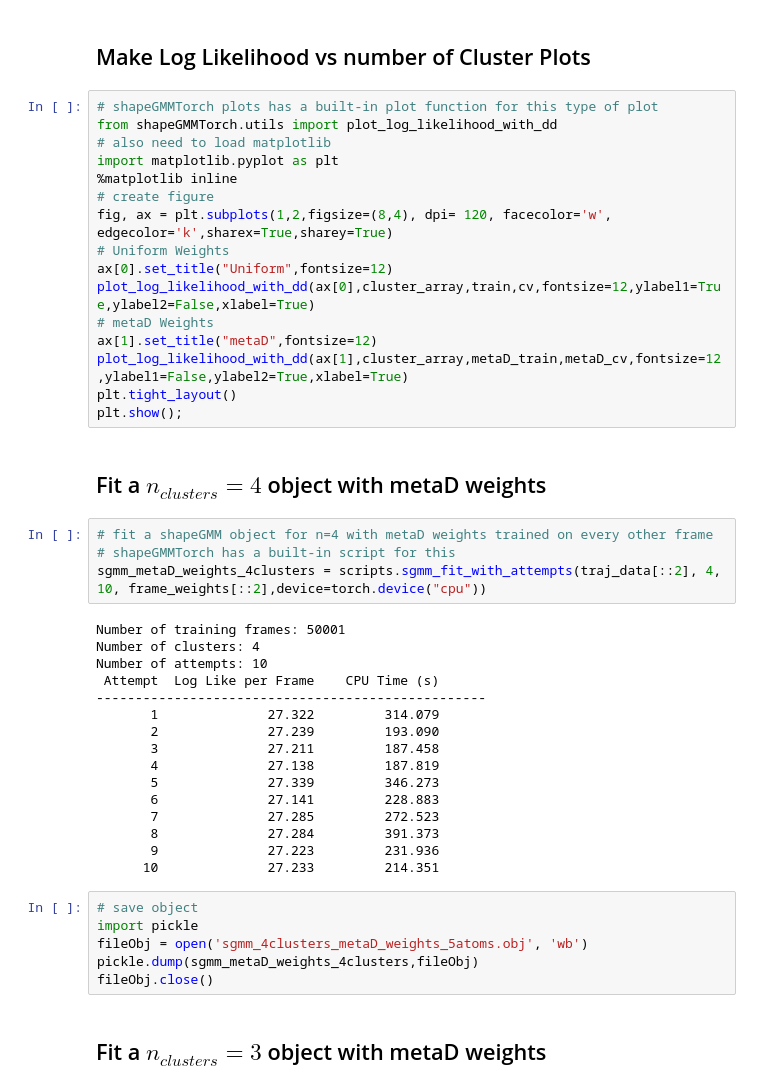
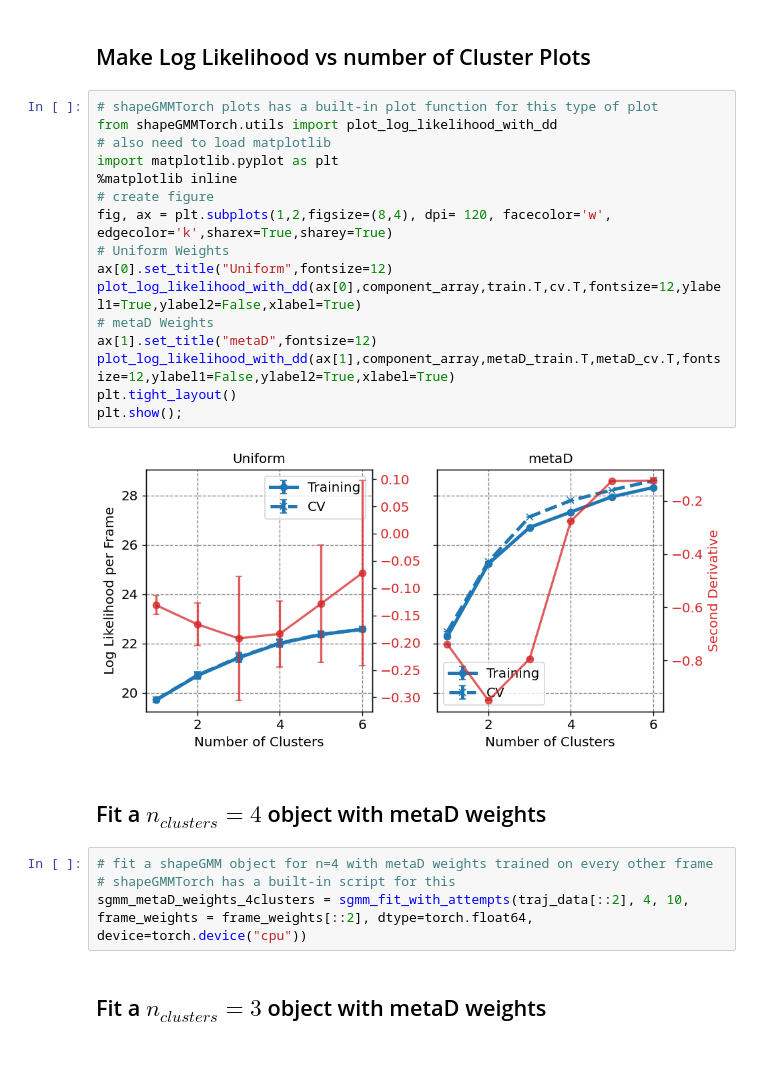
Before and after one commit to mccullaghlab/shapeGMMTorch, a Jupyter notebook: examples/adp_example/cluster_adp_metaD_weights.ipynb, the cells around one changed output. Saved outputs shown, nothing was run; the diff lists cells and outputs as text; blank space fills up the shorter version.

```diff
--- a/examples/adp_example/cluster_adp_metaD_weights.ipynb
+++ b/examples/adp_example/cluster_adp_metaD_weights.ipynb
@@ -103,47 +115,27 @@ metaD_cv = np.loadtxt("metaD_frame_weights_ll_cv_5atoms.dat")
 # %%
 # shapeGMMTorch plots has a built-in plot function for this type of plot
 from shapeGMMTorch.utils import plot_log_likelihood_with_dd
 # also need to load matplotlib
 import matplotlib.pyplot as plt
 %matplotlib inline
 # create figure
 fig, ax = plt.subplots(1,2,figsize=(8,4), dpi= 120, facecolor='w', edgecolor='k',sharex=True,sharey=True)
 # Uniform Weights
 ax[0].set_title("Uniform",fontsize=12)
-plot_log_likelihood_with_dd(ax[0],cluster_array,train,cv,fontsize=12,ylabel1=True,ylabel2=False,xlabel=True)
+plot_log_likelihood_with_dd(ax[0],component_array,train.T,cv.T,fontsize=12,ylabel1=True,ylabel2=False,xlabel=True)
 # metaD Weights
 ax[1].set_title("metaD",fontsize=12)
-plot_log_likelihood_with_dd(ax[1],cluster_array,metaD_train,metaD_cv,fontsize=12,ylabel1=False,ylabel2=True,xlabel=True)
+plot_log_likelihood_with_dd(ax[1],component_array,metaD_train.T,metaD_cv.T,fontsize=12,ylabel1=False,ylabel2=True,xlabel=True)
 plt.tight_layout()
 plt.show();
+# %% [output]
+[figure, added]
 # %% [markdown]
 ## Fit a $n_{clusters}=4$ object with metaD weights
 # %%
 # fit a shapeGMM object for n=4 with metaD weights trained on every other frame
 # shapeGMMTorch has a built-in script for this
-sgmm_metaD_weights_4clusters = scripts.sgmm_fit_with_attempts(traj_data[::2], 4, 10, frame_weights[::2],device=torch.device("cpu"))
+sgmm_metaD_weights_4clusters = sgmm_fit_with_attempts(traj_data[::2], 4, 10, frame_weights = frame_weights[::2], dtype=torch.float64, device=torch.device("cpu"))
-# %% [output]
-Number of training frames: 50001
-Number of clusters: 4
-Number of attempts: 10
- Attempt  Log Like per Frame    CPU Time (s)
---------------------------------------------------
-       1              27.322         314.079
-       2              27.239         193.090
-       3              27.211         187.458
-       4              27.138         187.819
-       5              27.339         346.273
-       6              27.141         228.883
-       7              27.285         272.523
-       8              27.284         391.373
-       9              27.223         231.936
-      10              27.233         214.351
-# %%
-# save object
-import pickle
-fileObj = open('sgmm_4clusters_metaD_weights_5atoms.obj', 'wb')
-pickle.dump(sgmm_metaD_weights_4clusters,fileObj)
-fileObj.close()
 # %% [markdown]
 ## Fit a $n_{clusters}=3$ object with metaD weights
 # %%
```
Also changed, not shown: parts of 16 cells of this notebook, 9 other files.
